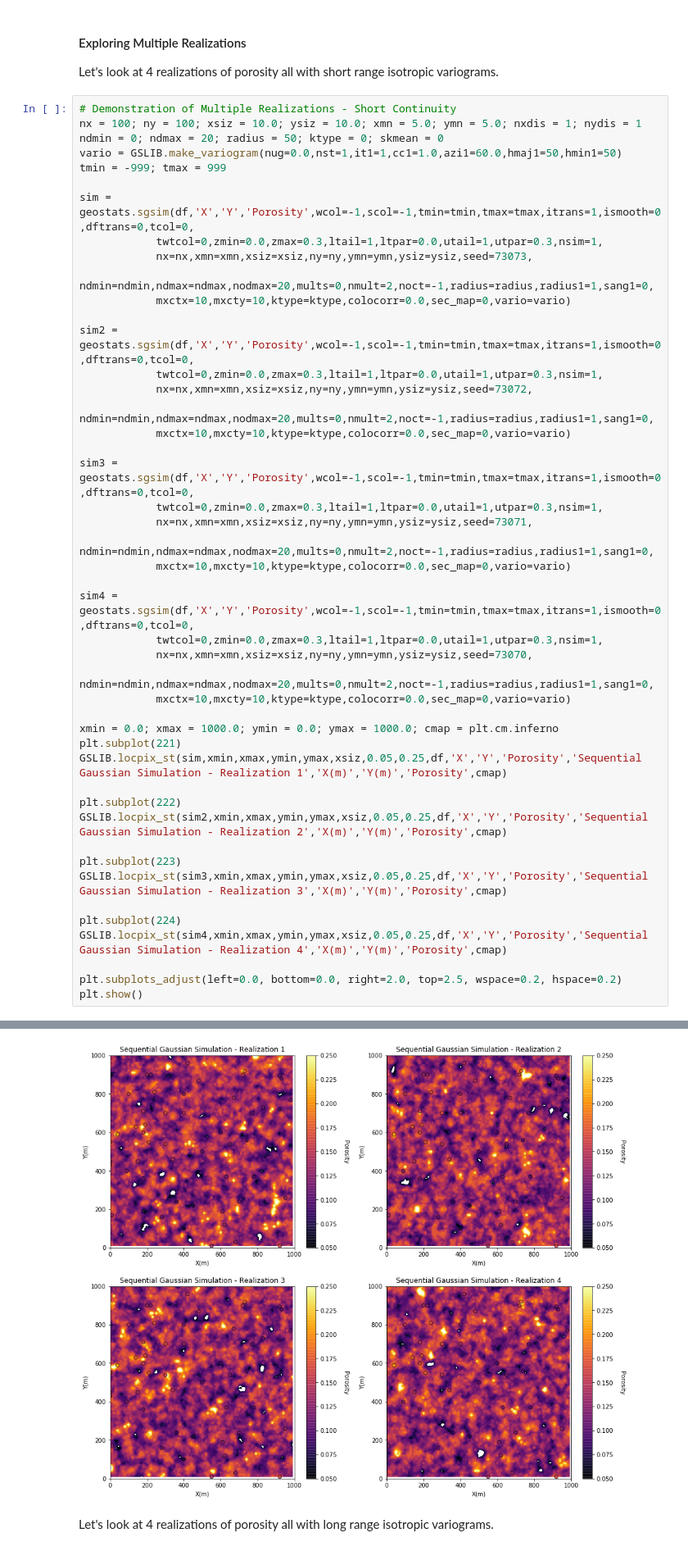
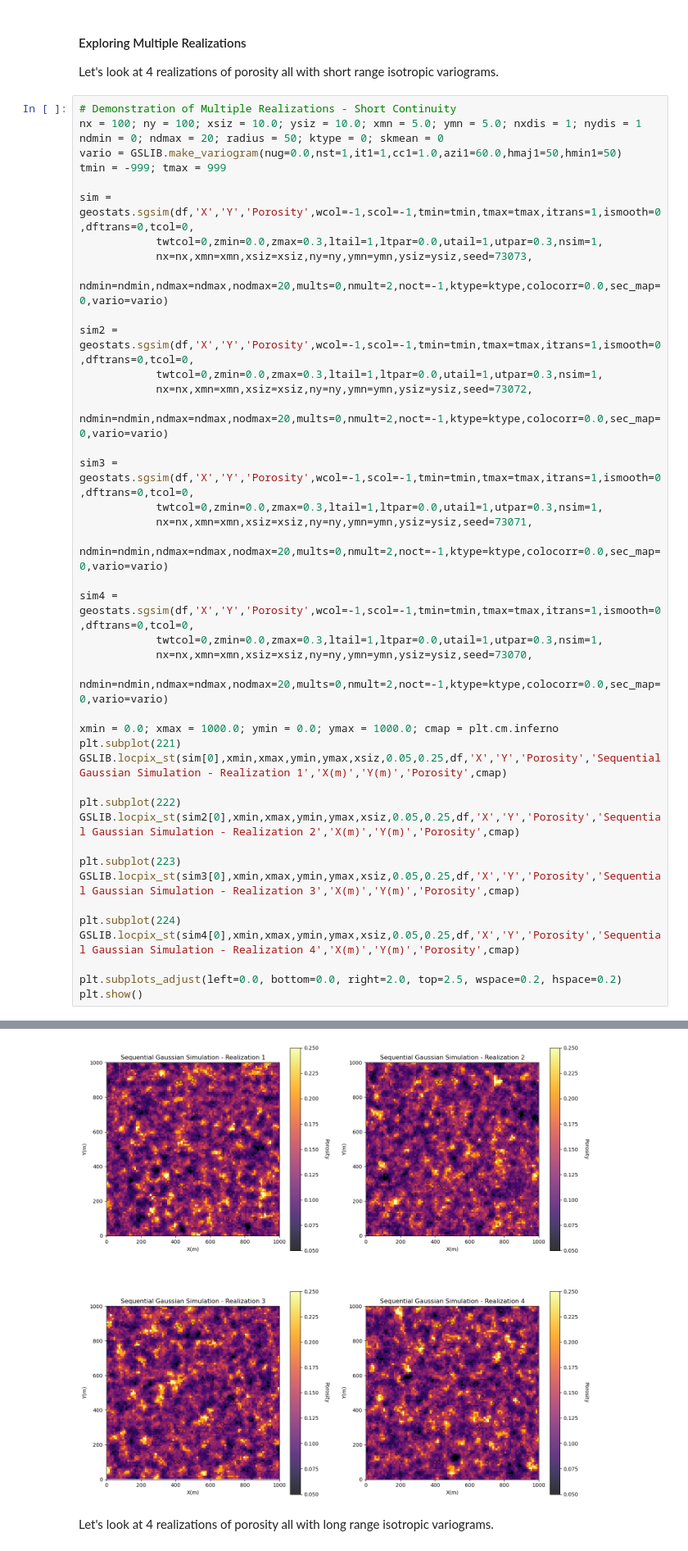
Before and after one commit to daytum/subsurfaceml-geostats-training, a Jupyter notebook: notebooks/simulation.ipynb, the cells around one changed output, grey strips where cells are left out. Shown at 82% size. Saved outputs shown, nothing was run; the diff lists cells and outputs as text.

```diff
--- a/notebooks/simulation.ipynb
+++ b/notebooks/simulation.ipynb
@@ -155,39 +155,35 @@ tmin = -999; tmax = 999
 sim = geostats.sgsim(df,'X','Y','Porosity',wcol=-1,scol=-1,tmin=tmin,tmax=tmax,itrans=1,ismooth=0,dftrans=0,tcol=0,
             twtcol=0,zmin=0.0,zmax=0.3,ltail=1,ltpar=0.0,utail=1,utpar=0.3,nsim=1,
             nx=nx,xmn=xmn,xsiz=xsiz,ny=ny,ymn=ymn,ysiz=ysiz,seed=73073,
-            ndmin=ndmin,ndmax=ndmax,nodmax=20,mults=0,nmult=2,noct=-1,radius=radius,radius1=1,sang1=0,
-            mxctx=10,mxcty=10,ktype=ktype,colocorr=0.0,sec_map=0,vario=vario)
+            ndmin=ndmin,ndmax=ndmax,nodmax=20,mults=0,nmult=2,noct=-1,ktype=ktype,colocorr=0.0,sec_map=0,vario=vario)
 
 sim2 = geostats.sgsim(df,'X','Y','Porosity',wcol=-1,scol=-1,tmin=tmin,tmax=tmax,itrans=1,ismooth=0,dftrans=0,tcol=0,
             twtcol=0,zmin=0.0,zmax=0.3,ltail=1,ltpar=0.0,utail=1,utpar=0.3,nsim=1,
             nx=nx,xmn=xmn,xsiz=xsiz,ny=ny,ymn=ymn,ysiz=ysiz,seed=73072,
-            ndmin=ndmin,ndmax=ndmax,nodmax=20,mults=0,nmult=2,noct=-1,radius=radius,radius1=1,sang1=0,
-            mxctx=10,mxcty=10,ktype=ktype,colocorr=0.0,sec_map=0,vario=vario)
+            ndmin=ndmin,ndmax=ndmax,nodmax=20,mults=0,nmult=2,noct=-1,ktype=ktype,colocorr=0.0,sec_map=0,vario=vario)
 
 sim3 = geostats.sgsim(df,'X','Y','Porosity',wcol=-1,scol=-1,tmin=tmin,tmax=tmax,itrans=1,ismooth=0,dftrans=0,tcol=0,
             twtcol=0,zmin=0.0,zmax=0.3,ltail=1,ltpar=0.0,utail=1,utpar=0.3,nsim=1,
             nx=nx,xmn=xmn,xsiz=xsiz,ny=ny,ymn=ymn,ysiz=ysiz,seed=73071,
-            ndmin=ndmin,ndmax=ndmax,nodmax=20,mults=0,nmult=2,noct=-1,radius=radius,radius1=1,sang1=0,
-            mxctx=10,mxcty=10,ktype=ktype,colocorr=0.0,sec_map=0,vario=vario)
+            ndmin=ndmin,ndmax=ndmax,nodmax=20,mults=0,nmult=2,noct=-1,ktype=ktype,colocorr=0.0,sec_map=0,vario=vario)
 
 sim4 = geostats.sgsim(df,'X','Y','Porosity',wcol=-1,scol=-1,tmin=tmin,tmax=tmax,itrans=1,ismooth=0,dftrans=0,tcol=0,
             twtcol=0,zmin=0.0,zmax=0.3,ltail=1,ltpar=0.0,utail=1,utpar=0.3,nsim=1,
             nx=nx,xmn=xmn,xsiz=xsiz,ny=ny,ymn=ymn,ysiz=ysiz,seed=73070,
-            ndmin=ndmin,ndmax=ndmax,nodmax=20,mults=0,nmult=2,noct=-1,radius=radius,radius1=1,sang1=0,
-            mxctx=10,mxcty=10,ktype=ktype,colocorr=0.0,sec_map=0,vario=vario)
+            ndmin=ndmin,ndmax=ndmax,nodmax=20,mults=0,nmult=2,noct=-1,ktype=ktype,colocorr=0.0,sec_map=0,vario=vario)
 
 xmin = 0.0; xmax = 1000.0; ymin = 0.0; ymax = 1000.0; cmap = plt.cm.inferno
 plt.subplot(221)
-GSLIB.locpix_st(sim,xmin,xmax,ymin,ymax,xsiz,0.05,0.25,df,'X','Y','Porosity','Sequential Gaussian Simulation - Realization 1','X(m)','Y(m)','Porosity',cmap)
+GSLIB.locpix_st(sim[0],xmin,xmax,ymin,ymax,xsiz,0.05,0.25,df,'X','Y','Porosity','Sequential Gaussian Simulation - Realization 1','X(m)','Y(m)','Porosity',cmap)
 
 plt.subplot(222)
-GSLIB.locpix_st(sim2,xmin,xmax,ymin,ymax,xsiz,0.05,0.25,df,'X','Y','Porosity','Sequential Gaussian Simulation - Realization 2','X(m)','Y(m)','Porosity',cmap)
+GSLIB.locpix_st(sim2[0],xmin,xmax,ymin,ymax,xsiz,0.05,0.25,df,'X','Y','Porosity','Sequential Gaussian Simulation - Realization 2','X(m)','Y(m)','Porosity',cmap)
 
 plt.subplot(223)
-GSLIB.locpix_st(sim3,xmin,xmax,ymin,ymax,xsiz,0.05,0.25,df,'X','Y','Porosity','Sequential Gaussian Simulation - Realization 3','X(m)','Y(m)','Porosity',cmap)
+GSLIB.locpix_st(sim3[0],xmin,xmax,ymin,ymax,xsiz,0.05,0.25,df,'X','Y','Porosity','Sequential Gaussian Simulation - Realization 3','X(m)','Y(m)','Porosity',cmap)
 
 plt.subplot(224)
-GSLIB.locpix_st(sim4,xmin,xmax,ymin,ymax,xsiz,0.05,0.25,df,'X','Y','Porosity','Sequential Gaussian Simulation - Realization 4','X(m)','Y(m)','Porosity',cmap)
+GSLIB.locpix_st(sim4[0],xmin,xmax,ymin,ymax,xsiz,0.05,0.25,df,'X','Y','Porosity','Sequential Gaussian Simulation - Realization 4','X(m)','Y(m)','Porosity',cmap)
 
 plt.subplots_adjust(left=0.0, bottom=0.0, right=2.0, top=2.5, wspace=0.2, hspace=0.2)
 plt.show()
@@ -212,4 +208,4 @@ Working on realization number 0
-[figure, old version]
+[figure, new version]
 # %% [markdown]
 Let's look at 4 realizations of porosity all with long range isotropic variograms.
 # %%
```
Also changed, not shown: parts of 3 cells of this notebook.
